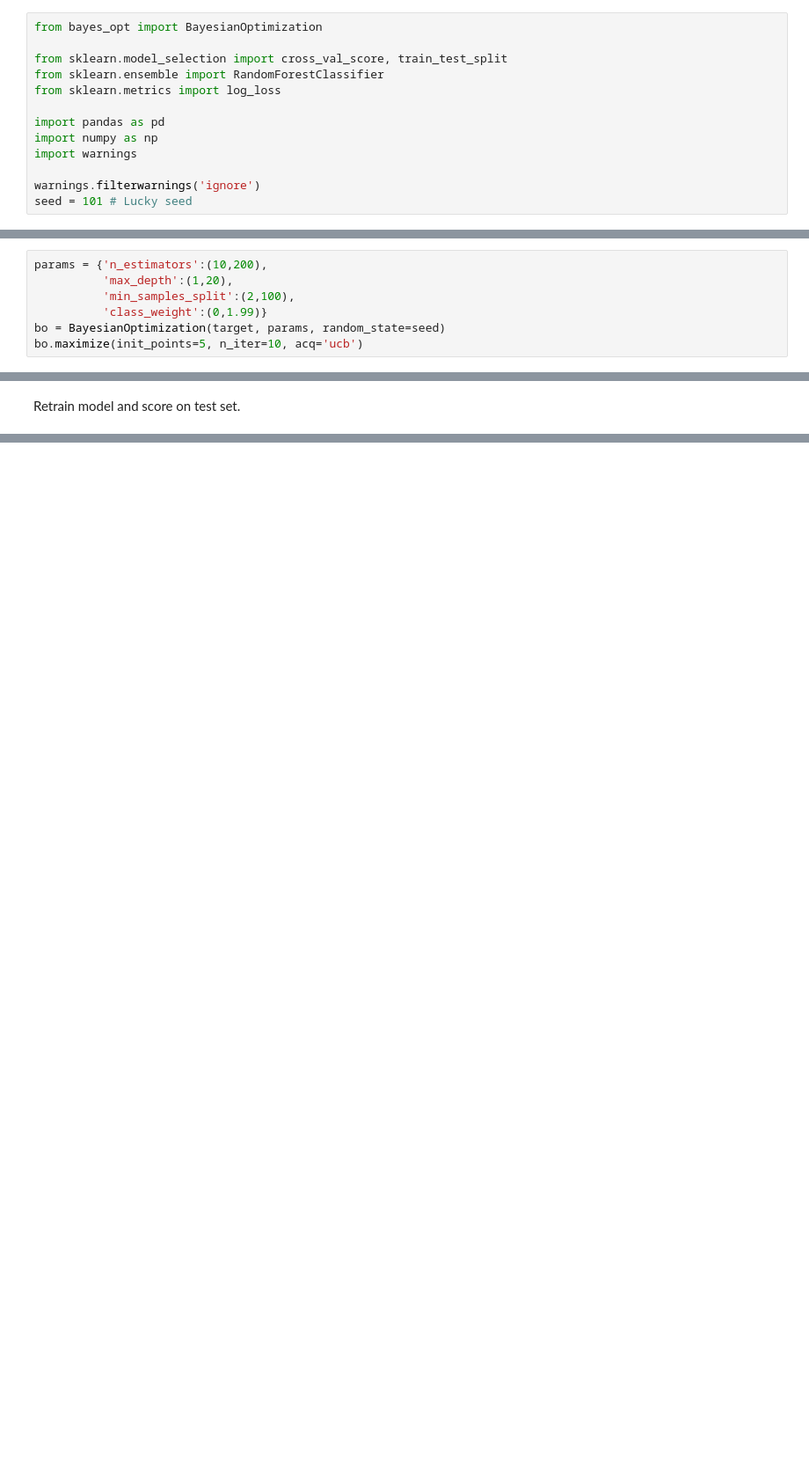
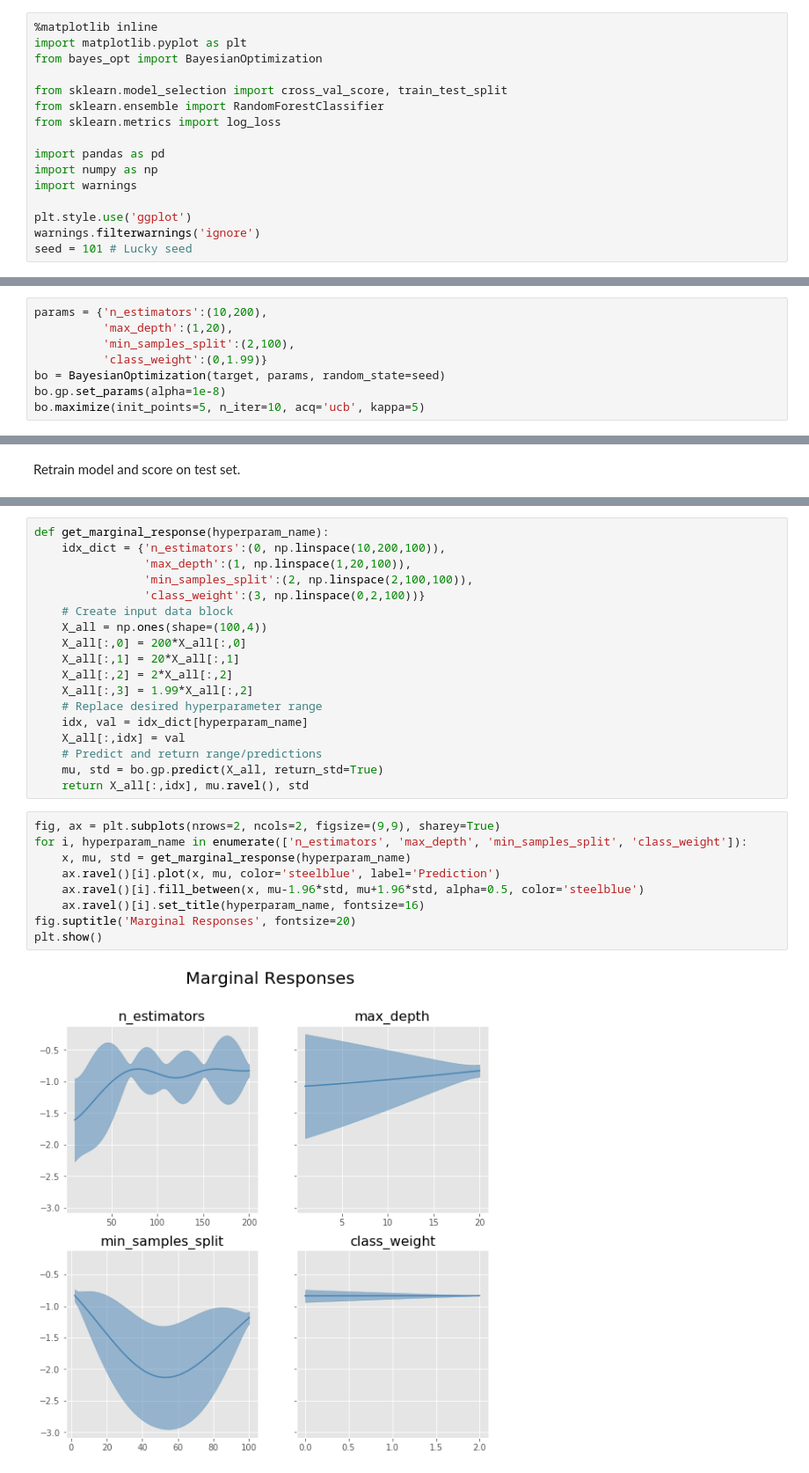
Before and after one commit to jkingphd/practical_bayes_opt, a Jupyter notebook: simple_classification.ipynb, the cells around one changed output, grey strips where cells are left out. Shown: that part at 88% size. Saved outputs shown, nothing was run; the diff lists cells and outputs as text; blank space fills up the shorter version.

Commit message:
Fixed visualizations in simple_classification notebook. Minor changes to PPT.

```diff
--- a/simple_classification.ipynb
+++ b/simple_classification.ipynb
@@ -1,4 +1,6 @@
 # %%
+%matplotlib inline
+import matplotlib.pyplot as plt
 from bayes_opt import BayesianOptimization
 
 from sklearn.model_selection import cross_val_score, train_test_split
@@ -9,6 +11,7 @@ import pandas as pd
 import numpy as np
 import warnings
 
+plt.style.use('ggplot')
 warnings.filterwarnings('ignore')
 seed = 101 # Lucky seed
 # %% [markdown]
@@ -70,7 +73,8 @@ params = {'n_estimators':(10,200),
           'min_samples_split':(2,100),
           'class_weight':(0,1.99)}
 bo = BayesianOptimization(target, params, random_state=seed)
-bo.maximize(init_points=5, n_iter=10, acq='ucb')
+bo.gp.set_params(alpha=1e-8)
+bo.maximize(init_points=5, n_iter=10, acq='ucb', kappa=5)
 # %% [output]
 Initialization
 ---------------------------------------------------------------------------------------------------
@@ -109,0 +124,29 @@ log_loss(y_test, model.predict_proba(X_test), labels=labels)
+# %%
+def get_marginal_response(hyperparam_name):
+    idx_dict = {'n_estimators':(0, np.linspace(10,200,100)),
+                'max_depth':(1, np.linspace(1,20,100)),
+                'min_samples_split':(2, np.linspace(2,100,100)),
+                'class_weight':(3, np.linspace(0,2,100))}
+    # Create input data block
+    X_all = np.ones(shape=(100,4))
+    X_all[:,0] = 200*X_all[:,0]
+    X_all[:,1] = 20*X_all[:,1]
+    X_all[:,2] = 2*X_all[:,2]
+    X_all[:,3] = 1.99*X_all[:,2]
+    # Replace desired hyperparameter range
+    idx, val = idx_dict[hyperparam_name]
+    X_all[:,idx] = val
+    # Predict and return range/predictions
+    mu, std = bo.gp.predict(X_all, return_std=True)
+    return X_all[:,idx], mu.ravel(), std
+# %%
+fig, ax = plt.subplots(nrows=2, ncols=2, figsize=(9,9), sharey=True)
+for i, hyperparam_name in enumerate(['n_estimators', 'max_depth', 'min_samples_split', 'class_weight']):
+    x, mu, std = get_marginal_response(hyperparam_name)
+    ax.ravel()[i].plot(x, mu, color='steelblue', label='Prediction')
+    ax.ravel()[i].fill_between(x, mu-1.96*std, mu+1.96*std, alpha=0.5, color='steelblue')
+    ax.ravel()[i].set_title(hyperparam_name, fontsize=16)
+fig.suptitle('Marginal Responses', fontsize=20)
+plt.show()
+# %% [output]
+[figure, added]
```
Also changed, not shown: parts of 5 cells of this notebook, 1 other file.
